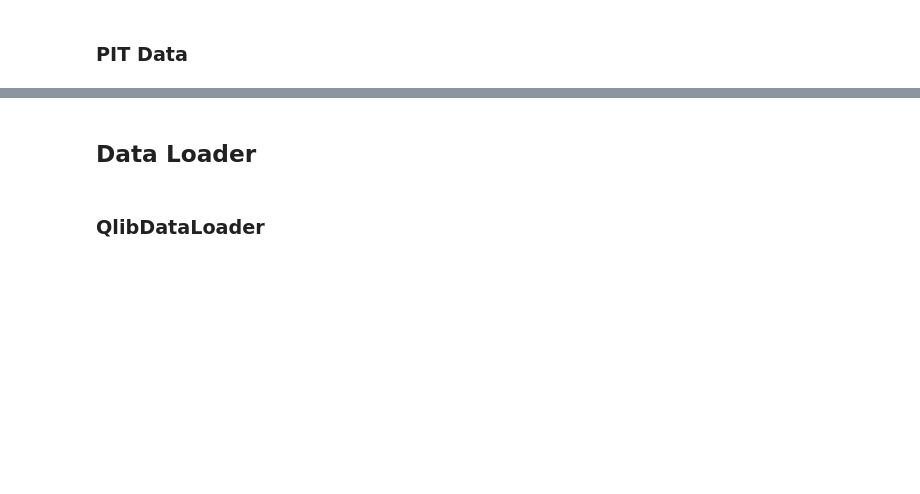
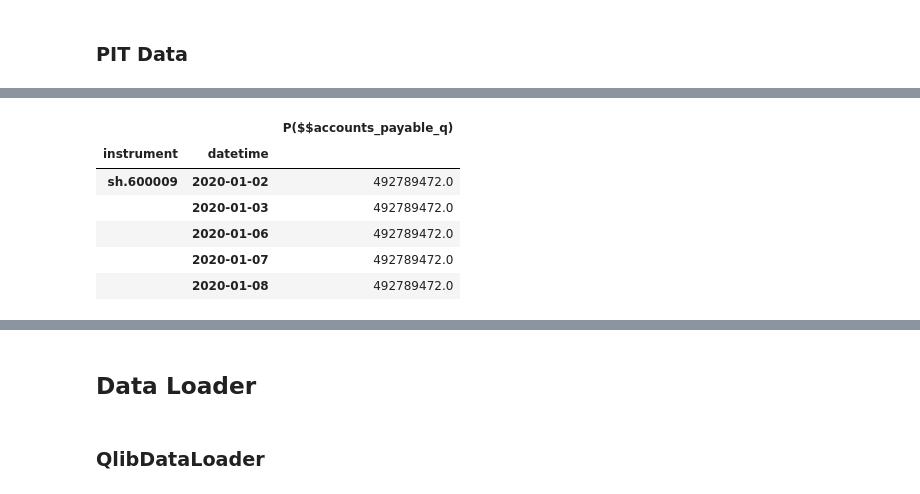
Before and after one commit to ppoak/dataforge_back, a Jupyter notebook: notebooks/qlib-explorer.ipynb, the cells around one changed output, grey strips where cells are left out. Drawn from its saved outputs; the diff is of its cells as text; code cells hidden in the pictures; blank space fills up the shorter version.

```diff
--- a/notebooks/qlib-explorer.ipynb
+++ b/notebooks/qlib-explorer.ipynb
@@ -112 +161,11 @@ qlib.init(provider_uri='../data/qlib_day')
+# %%
+D.features(['sh.600009'], ['P($$accounts_payable_q)'], start_time="2020-01-01", end_time="2021-01-01", freq="day").head()
+# %% [output]
+|  |  | P($$accounts_payable_q) |
+| instrument | datetime |  |
+| sh.600009 | 2020-01-02 | 492789472.0 |
+|  | 2020-01-03 | 492789472.0 |
+|  | 2020-01-06 | 492789472.0 |
+|  | 2020-01-07 | 492789472.0 |
+|  | 2020-01-08 | 492789472.0 |
 # %%
```
Also changed, not shown: parts of 14 cells of this notebook, 2 other files.
